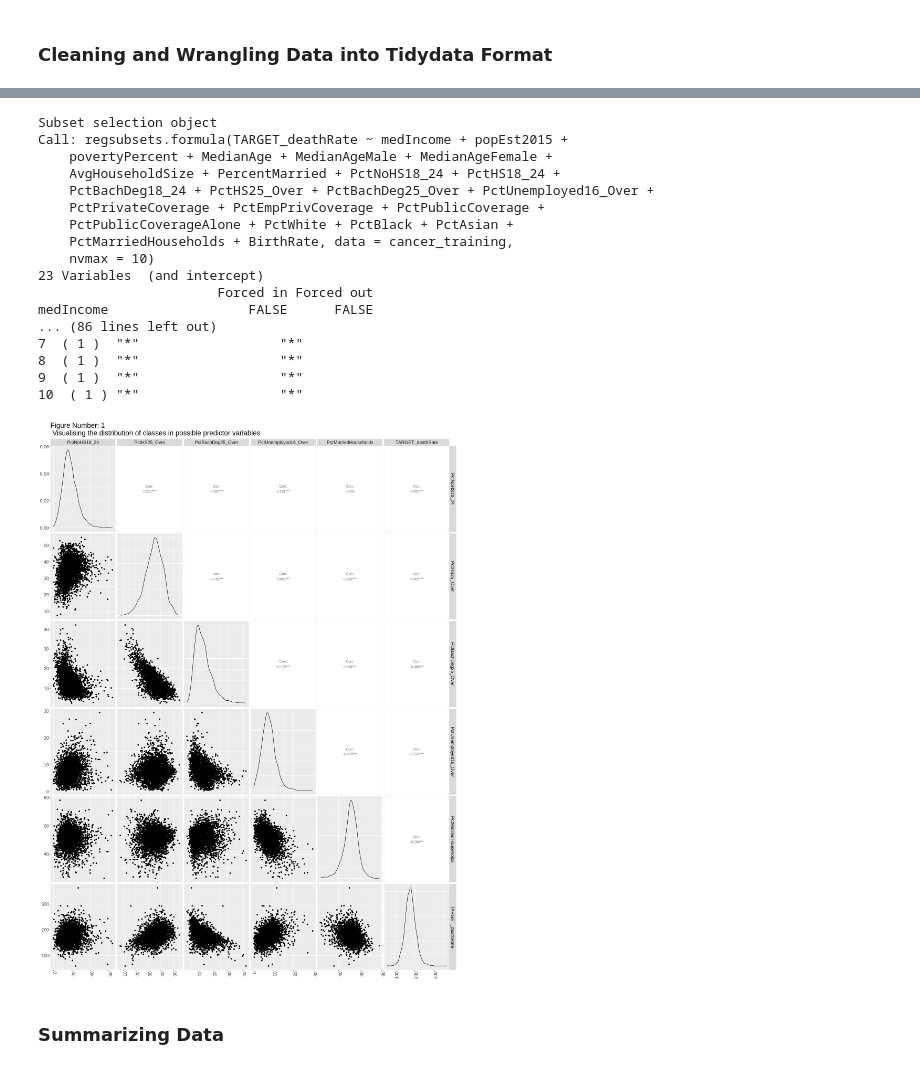
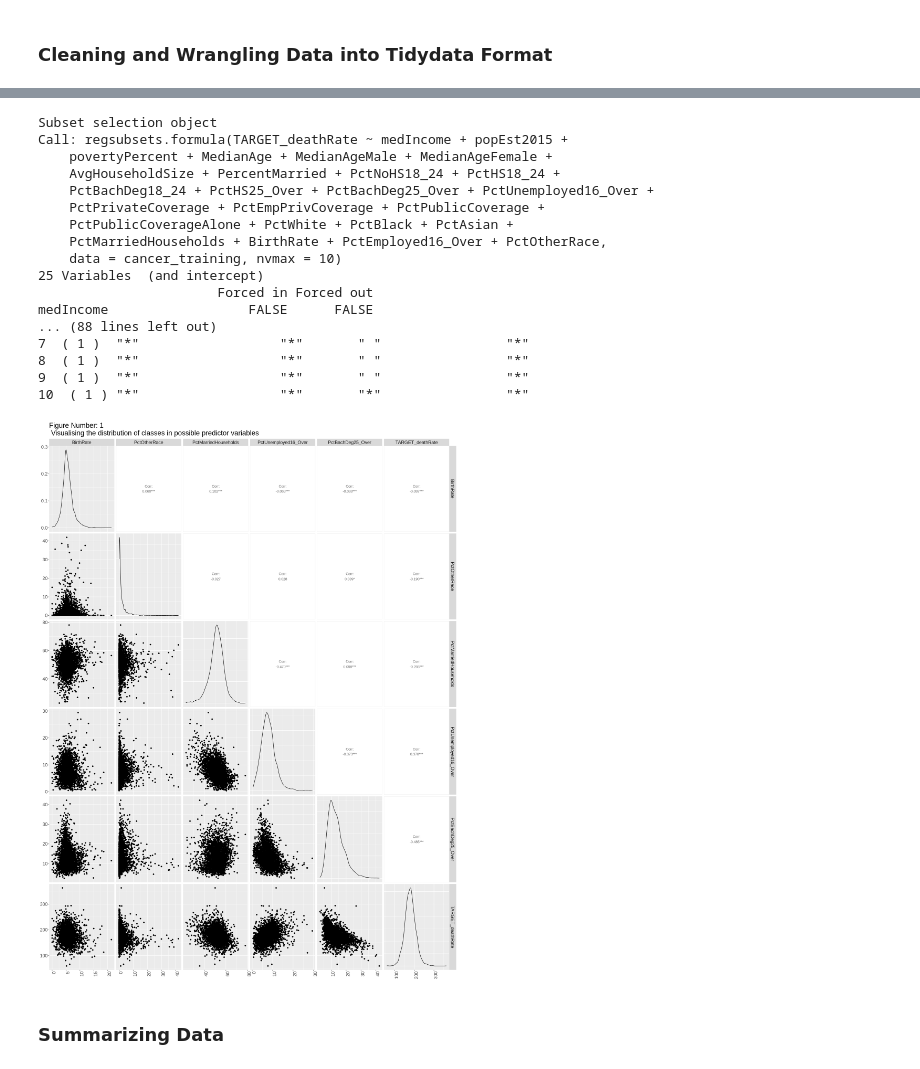
Before and after one commit to caswellbrett/CancerMortalityPrediction, a Jupyter notebook: Report.ipynb, the cells around one changed output, grey strips where cells are left out. Saved outputs shown, nothing was run; the diff lists cells and outputs as text; code cells hidden in the pictures.

```diff
--- a/Report.ipynb
+++ b/Report.ipynb
@@ -53,16 +62,16 @@ A tibble: 6 × 34
 ### Cleaning and Wrangling Data into Tidydata Format
 # %%
 cancer_data <- cancer |> filter(na.rm = TRUE)
+colSums(!is.na(cancer))
 
-cancer_filter <- cancer_data |> select(-PctPrivateCoverageAlone, -PctEmployed16_Over,
+cancer_filter <- cancer_data |> select(-PctPrivateCoverageAlone,
                                        -PctSomeCol18_24, -Geography, -avgAnnCount,
-                                      -avgDeathsPerYear, -incidenceRate, -studyPerCap, -PctOtherRace, -binnedInc)
-colSums(!is.na(cancer_filter))
+                                      -avgDeathsPerYear, -incidenceRate, -studyPerCap, -binnedInc)
 cancer_clean <- na.omit(cancer_filter)
 head(cancer_clean)
 
 set.seed(100)
-cancer_split <- initial_split(data = cancer_filter, prop = 0.75, strata = TARGET_deathRate)
+cancer_split <- initial_split(data = cancer_clean, prop = 0.75, strata = TARGET_deathRate)
 cancer_training <- training(cancer_split)
 cancer_testing <- testing(cancer_split)
 
@@ -78,7 +87,8 @@ bestsub.model <- regsubsets(TARGET_deathRate ~ medIncome +
                               PctEmpPrivCoverage + PctPublicCoverage +
                               PctPublicCoverageAlone + PctWhite +
                               PctBlack + PctAsian +
-                              PctMarriedHouseholds + BirthRate,
+                              PctMarriedHouseholds + BirthRate + PctEmployed16_Over +
+                              PctOtherRace,
                             data = cancer_training, nvmax = 10)
 #cancer_data <- cancer_data |>
 #    select(medIncome, MedianAge, TARGET_deathRate) |> # selecting only relevant columns
@@ -123,28 +134,28 @@ Call: regsubsets.formula(TARGET_deathRate ~ medIncome + popEst2015 +
     PctBachDeg18_24 + PctHS25_Over + PctBachDeg25_Over + PctUnemployed16_Over +
     PctPrivateCoverage + PctEmpPrivCoverage + PctPublicCoverage +
     PctPublicCoverageAlone + PctWhite + PctBlack + PctAsian +
-    PctMarriedHouseholds + BirthRate, data = cancer_training,
-    nvmax = 10)
-23 Variables  (and intercept)
+    PctMarriedHouseholds + BirthRate + PctEmployed16_Over + PctOtherRace,
+    data = cancer_training, nvmax = 10)
+25 Variables  (and intercept)
                        Forced in Forced out
 medIncome                  FALSE      FALSE
-... (86 lines left out)
-7  ( 1 )  "*"                  "*"
-8  ( 1 )  "*"                  "*"
-9  ( 1 )  "*"                  "*"
-10  ( 1 ) "*"                  "*"
+... (88 lines left out)
+7  ( 1 )  "*"                  "*"       " "                "*"
+8  ( 1 )  "*"                  "*"       " "                "*"
+9  ( 1 )  "*"                  "*"       " "                "*"
+10  ( 1 ) "*"                  "*"       "*"                "*"
 # %%
 options(repr.plot.width = 18, repr.plot.height = 24)
 paired_plot <- cancer_filter |>
-               select(PctNoHS18_24, PctHS25_Over, PctBachDeg25_Over, PctUnemployed16_Over, PctMarriedHouseholds, TARGET_deathRate) |>
+               select(BirthRate, PctOtherRace, PctMarriedHouseholds, PctUnemployed16_Over, PctBachDeg25_Over, TARGET_deathRate) |>
                ggpairs() + #colouring the data points by the UNS column (which conatins the classes to be predicted)
                ggtitle("Figure Number: 1 \n Visualising the distribution of classes in possible predictor variables") +
                theme(text = element_text(size = 18)) +
                theme(axis.text.x = element_text(angle = 90, hjust = 1)) # adjusting the x-axis labels so they don't overlap wiht each other and are clearly visible
 
 paired_plot
 # %% [output]
-[figure, old version]
+[figure, new version]
 # %% [markdown]
 ### Summarizing Data
 # %%
```
Also changed, not shown: parts of 9 cells of this notebook.
